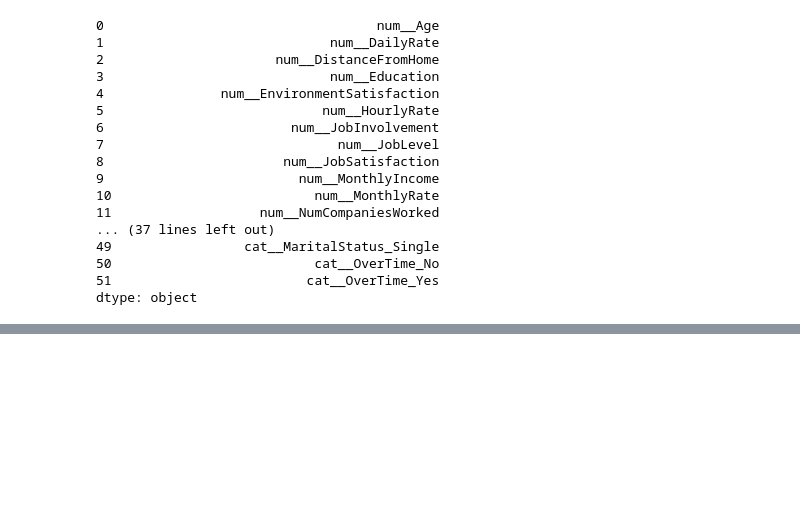
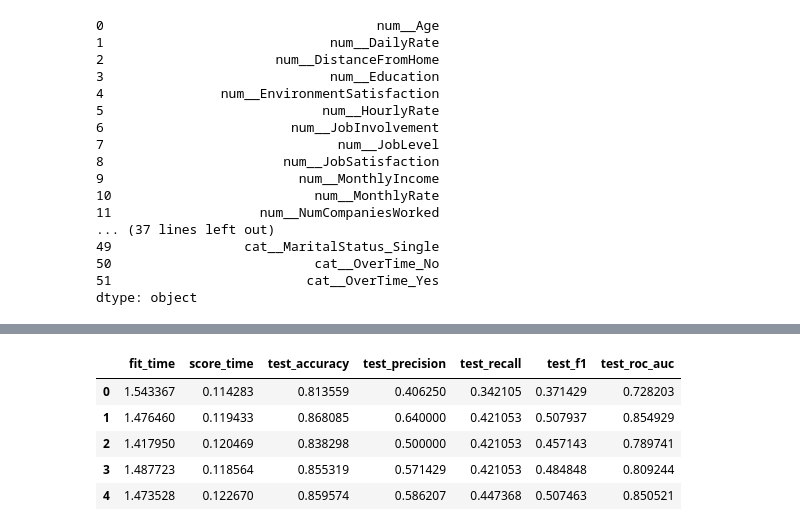
Before and after one commit to harshaas/Employee-Attriion-Prediction, a Jupyter notebook: Employee-Attrition-Prediction--Data-Preparation-with-Advanced-Pipeline.ipynb, the cells around one changed output, grey strips where cells are left out. Saved outputs shown, nothing was run; the diff lists cells and outputs as text; code cells hidden in the pictures; blank space fills up the shorter version.

Commit message:
Advanced Pipeline notebook complete with explainability in place

```diff
--- a/Employee-Attrition-Prediction--Data-Preparation-with-Advanced-Pipeline.ipynb
+++ b/Employee-Attrition-Prediction--Data-Preparation-with-Advanced-Pipeline.ipynb
@@ -238,9 +238,11 @@ Pipeline(steps=[('add_derived_features', AddDerivedAttributes()),
 # %%
 # Now the SMOTE is also part of our pipeline
 # %%
-# Let's add Logistic Regression to our pipeline and see how it behaves
+# We have already experimented with many models and figured out that the voting classifier is working best for us
 
 from sklearn.linear_model import LogisticRegression
+from sklearn.ensemble import VotingClassifier, RandomForestClassifier
+from sklearn.svm import SVC
 
 ppl = imbPipeline([
     # 1. Add derived features
@@ -252,21 +254,21 @@ ppl = imbPipeline([
     ('drop_duplicate_features', DropDuplicateFeatures()),
 
     # 3. Impute, Scale for numeric vars and Encode for categorical vars
-    ('cleaning', ColumnTransformer([
-        ('num', make_pipeline(SimpleImputer(strategy='median'),
-                              StandardScaler()),
-         make_column_selector(dtype_include='int64')),
-
-        ('cat', make_pipeline(SimpleImputer(strategy='most_frequent'),
-                              OneHotEncoder(sparse=False, handle_unknown='ignore')),
-         make_column_selector(dtype_include=object))
-    ])),
+      ('cleaning', ColumnTransformer([
+        ('num', StandardScaler(), make_column_selector(dtype_include='int64')),
+        ('cat', OneHotEncoder(),  make_column_selector(dtype_include=object))
+      ])),
 
     # 4. Sampling: Handling class imbalance
     ('smote', SMOTE()),
 
-    # 5. Logistic Regression model
-    ('logistic_regression_model', LogisticRegression(max_iter=400))
+    # 5. Voting Classifier
+    ('Voting_Classifier_Model', VotingClassifier(estimators=[
+        ('logistic_regression', LogisticRegression(max_iter=400)),
+        ('random_forest', RandomForestClassifier()),
+        ('svm_rbf', SVC(kernel='rbf', probability=True)),
+        ('svm_poly', SVC(kernel='poly', degree=3, coef0=1, C=0.5, probability=True))
+    ], voting='soft'))
 ])
 # %%
 ppl
@@ -291,2 +293,4 @@ Pipeline(steps=[('add_derived_features', AddDerivedAttributes()),
 # %%
-log_reg_ppl = ppl.fit(employees, employees_labels)
+# Training
+
+ppl.fit(employees, employees_labels)
@@ -296,0 +388,21 @@ accuracy_score(y_true=employees_labels, y_pred=log_reg_ppl.predict(employees))
+# %%
+# Cross Validation without Classes Balanced
+
+from sklearn.model_selection import cross_validate, StratifiedKFold
+
+skf = StratifiedKFold(n_splits=5)
+
+ppl_cv = cross_validate(estimator=ppl,
+                        X=employees,
+                        y=employees_labels,
+                        cv=skf,
+                        scoring=['accuracy', 'precision', 'recall', 'f1', 'roc_auc'])
+
+pd.DataFrame(ppl_cv)
+# %% [output]
+|  | fit_time | score_time | test_accuracy | test_precision | test_recall | test_f1 | test_roc_auc |
+| 0 | 1.543367 | 0.114283 | 0.813559 | 0.406250 | 0.342105 | 0.371429 | 0.728203 |
+| 1 | 1.476460 | 0.119433 | 0.868085 | 0.640000 | 0.421053 | 0.507937 | 0.854929 |
+| 2 | 1.417950 | 0.120469 | 0.838298 | 0.500000 | 0.421053 | 0.457143 | 0.789741 |
+| 3 | 1.487723 | 0.118564 | 0.855319 | 0.571429 | 0.421053 | 0.484848 | 0.809244 |
+| 4 | 1.473528 | 0.122670 | 0.859574 | 0.586207 | 0.447368 | 0.507463 | 0.850521 |
```
Also changed, not shown: parts of 10 cells of this notebook.
